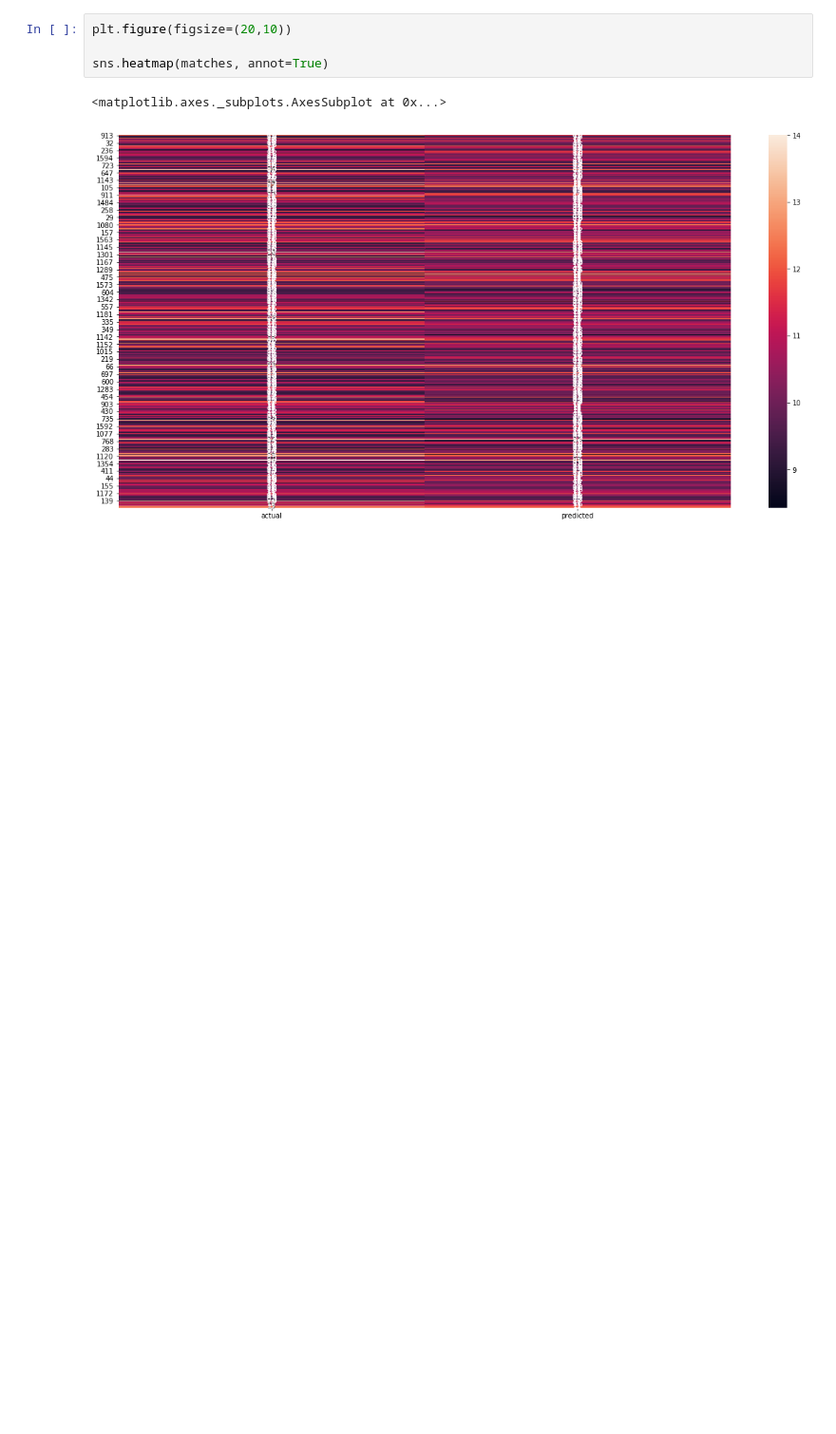
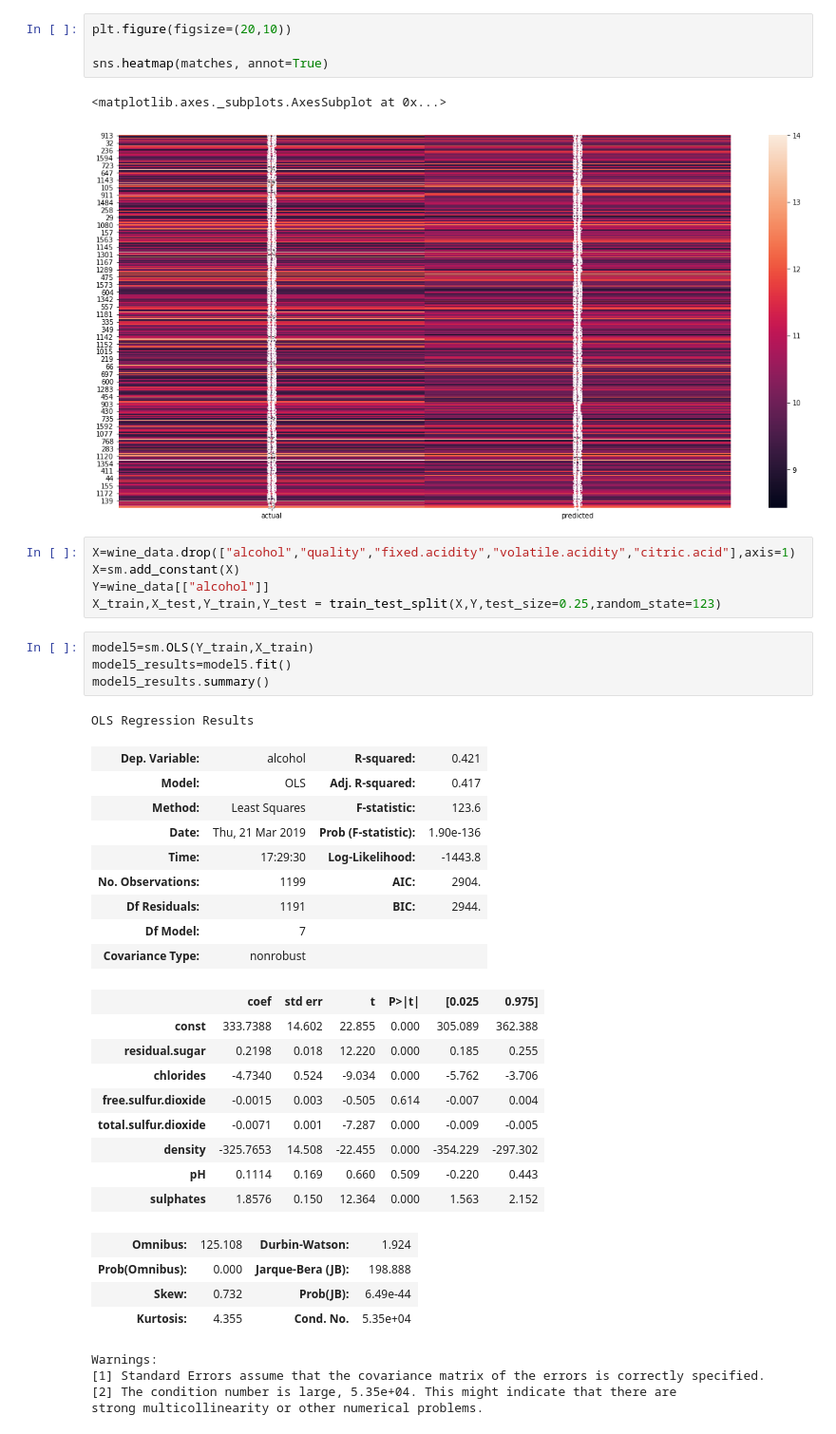
Before and after one commit to zmzukowska/portfolio, a Jupyter notebook: Wine_Regression.ipynb, the cells around one changed output. Shown at 95% size. Drawn from its saved outputs; the diff is of its cells as text; blank space fills up the shorter version.

```diff
--- a/Wine_Regression.ipynb
+++ b/Wine_Regression.ipynb
@@ -254,3 +254,40 @@ sns.heatmap(matches, annot=True)
 # %% [output]
 <matplotlib.axes._subplots.AxesSubplot at 0x...>
 [figure]
+# %%
+X=wine_data.drop(["alcohol","quality","fixed.acidity","volatile.acidity","citric.acid"],axis=1)
+X=sm.add_constant(X)
+Y=wine_data[["alcohol"]]
+X_train,X_test,Y_train,Y_test = train_test_split(X,Y,test_size=0.25,random_state=123)
+# %%
+model5=sm.OLS(Y_train,X_train)
+model5_results=model5.fit()
+model5_results.summary()
+# %% [output]
+OLS Regression Results
+| Dep. Variable: | alcohol | R-squared: | 0.421 |
+| Model: | OLS | Adj. R-squared: | 0.417 |
+| Method: | Least Squares | F-statistic: | 123.6 |
+| Date: | Thu, 21 Mar 2019 | Prob (F-statistic): | 1.90e-136 |
+| Time: | 17:29:30 | Log-Likelihood: | -1443.8 |
+| No. Observations: | 1199 | AIC: | 2904. |
+| Df Residuals: | 1191 | BIC: | 2944. |
+| Df Model: | 7 |  |  |
+| Covariance Type: | nonrobust |  |  |
+|  | coef | std err | t | P>|t| | [0.025 | 0.975] |
+| const | 333.7388 | 14.602 | 22.855 | 0.000 | 305.089 | 362.388 |
+| residual.sugar | 0.2198 | 0.018 | 12.220 | 0.000 | 0.185 | 0.255 |
+| chlorides | -4.7340 | 0.524 | -9.034 | 0.000 | -5.762 | -3.706 |
+| free.sulfur.dioxide | -0.0015 | 0.003 | -0.505 | 0.614 | -0.007 | 0.004 |
+| total.sulfur.dioxide | -0.0071 | 0.001 | -7.287 | 0.000 | -0.009 | -0.005 |
+| density | -325.7653 | 14.508 | -22.455 | 0.000 | -354.229 | -297.302 |
+| pH | 0.1114 | 0.169 | 0.660 | 0.509 | -0.220 | 0.443 |
+| sulphates | 1.8576 | 0.150 | 12.364 | 0.000 | 1.563 | 2.152 |
+| Omnibus: | 125.108 | Durbin-Watson: | 1.924 |
+| Prob(Omnibus): | 0.000 | Jarque-Bera (JB): | 198.888 |
+| Skew: | 0.732 | Prob(JB): | 6.49e-44 |
+| Kurtosis: | 4.355 | Cond. No. | 5.35e+04 |
+Warnings:
+[1] Standard Errors assume that the covariance matrix of the errors is correctly specified.
+[2] The condition number is large, 5.35e+04. This might indicate that there are
+strong multicollinearity or other numerical problems.
```
